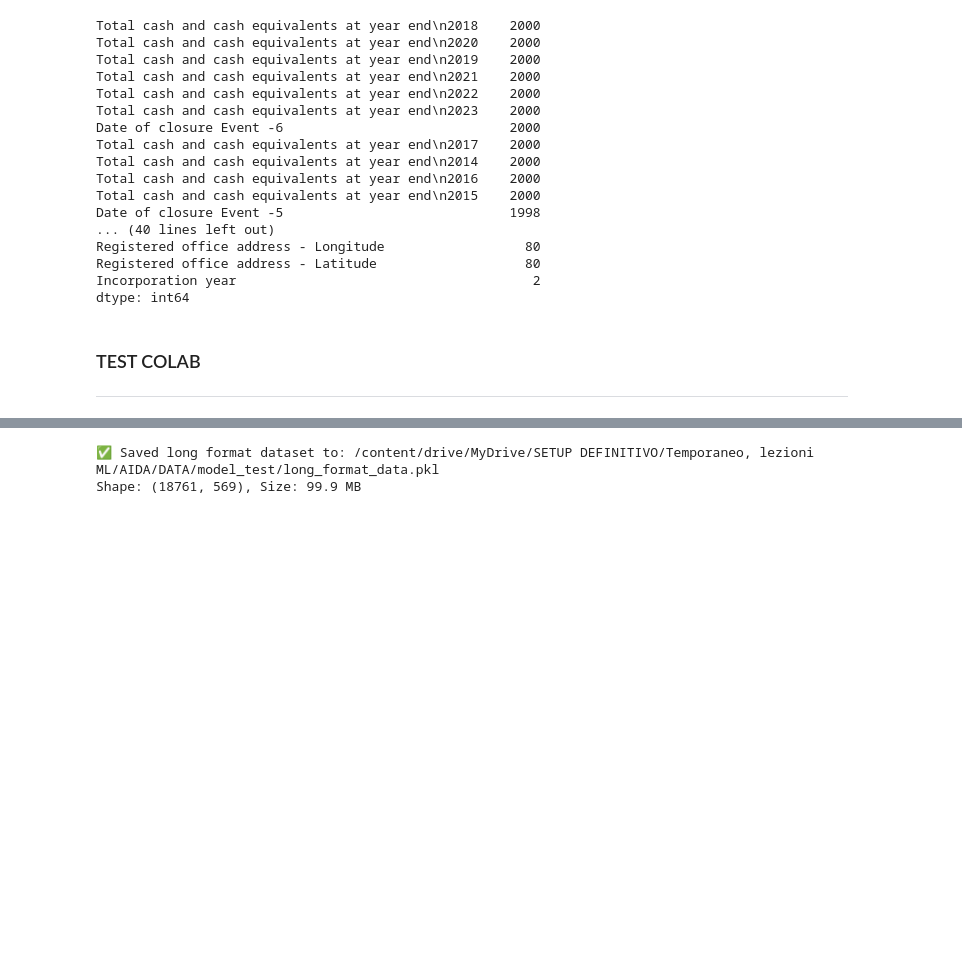
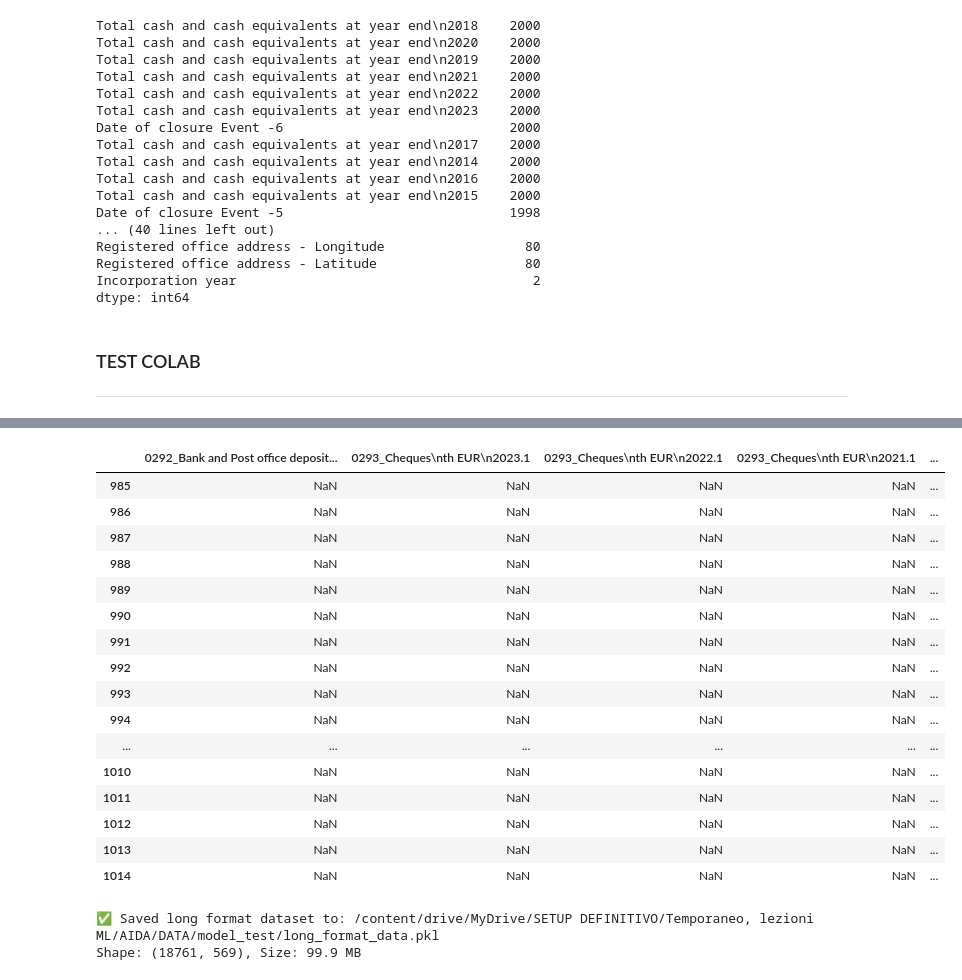
Before and after one commit to AntikGhalt/predicting_bankruptcy_AIDA, a Jupyter notebook: AIDA_2_TEST2.ipynb, the cells around one changed output, grey strips where cells are left out. Saved outputs shown, nothing was run; the diff lists cells and outputs as text; code cells hidden in the pictures; blank space fills up the shorter version.

```diff
--- a/AIDA_2_TEST2.ipynb
+++ b/AIDA_2_TEST2.ipynb
@@ -968,8 +988,26 @@ th EUR
 # %%
 #long_df.head()
 #df.head()
-long_df.iloc[985:1015, :200]
+long_df.iloc[985:1015, 200:400]
 #df.iloc[985:1015, :200]
+# %% [output]
+|  | 0292_Bank and Post office deposit... | 0293_Cheques\nth EUR\n2023.1 | 0293_Cheques\nth EUR\n2022.1 | 0293_Cheques\nth EUR\n2021.1 | ... |
+| 985 | NaN | NaN | NaN | NaN | ... |
+| 986 | NaN | NaN | NaN | NaN | ... |
+| 987 | NaN | NaN | NaN | NaN | ... |
+| 988 | NaN | NaN | NaN | NaN | ... |
+| 989 | NaN | NaN | NaN | NaN | ... |
+| 990 | NaN | NaN | NaN | NaN | ... |
+| 991 | NaN | NaN | NaN | NaN | ... |
+| 992 | NaN | NaN | NaN | NaN | ... |
+| 993 | NaN | NaN | NaN | NaN | ... |
+| 994 | NaN | NaN | NaN | NaN | ... |
+| ... | ... | ... | ... | ... | ... |
+| 1010 | NaN | NaN | NaN | NaN | ... |
+| 1011 | NaN | NaN | NaN | NaN | ... |
+| 1012 | NaN | NaN | NaN | NaN | ... |
+| 1013 | NaN | NaN | NaN | NaN | ... |
+| 1014 | NaN | NaN | NaN | NaN | ... |
 # %%
 #@title SAVE LONG FORMAT DATASET
 # This is already in your reshape code, but here's a standalone version
```
Also changed, not shown: parts of 9 cells of this notebook.
